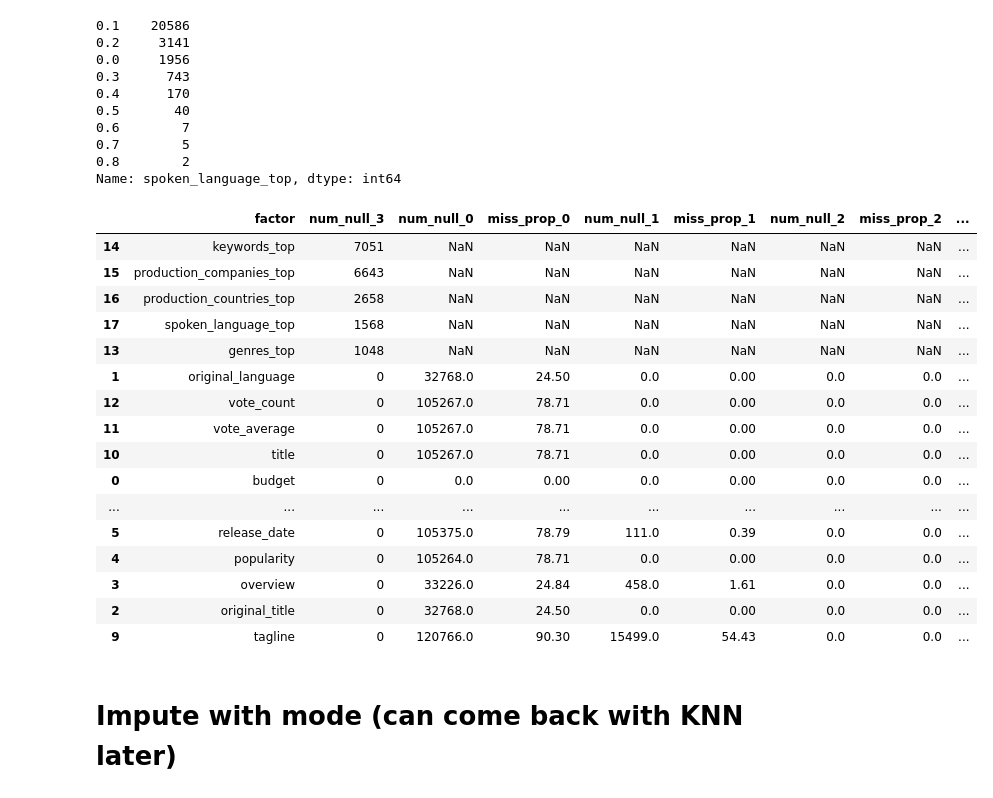
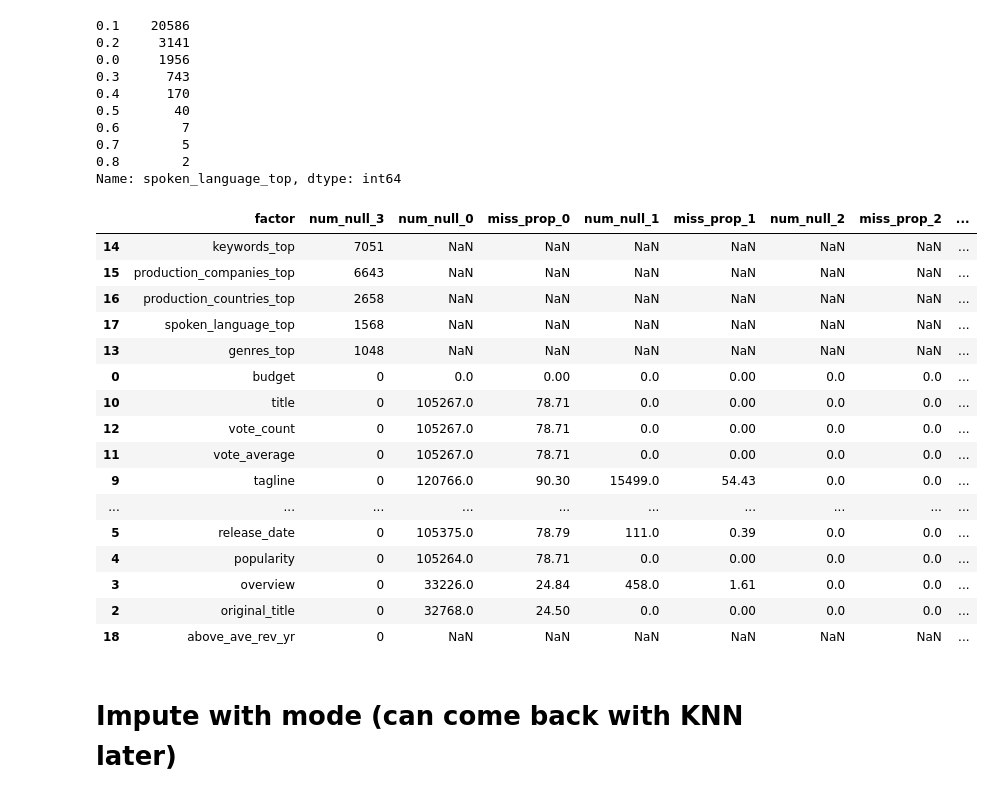
Before and after one commit to ChristopherDaigle/movie_ds_model, a Jupyter notebook: movie_data_analysis.ipynb, the cells around one changed output. Cells and saved outputs as stored; diff of their text form; code cells hidden in the pictures.

```diff
--- a/movie_data_analysis.ipynb
+++ b/movie_data_analysis.ipynb
@@ -378,34 +382,53 @@ Name: spoken_language_top, dtype: int64
 # %%
 df_1 = df.drop(['genres','keywords', 'production_companies', 'production_countries', 'spoken_languages'], axis=1).copy()
 df_1.reset_index(inplace = True, drop = True)
+# %%
+# # Find average revenue per year, find if observation's revenue is above average revenue, create indicator variable
+df_1.reset_index(inplace = True, drop = True)
+df_1['year'] = pd.to_datetime(df_1['release_date'], format='%Y-%m-%d').dt.year
+ave_rev = {}
+for year in set(df_1['year']):
+    ave_rev[year] = round(df_1[df_1['year'] == year]['revenue'].mean())
+df_1['above_ave_rev_yr'] = 0
+for i in range(df_1.shape[0]):
+    yr = df_1.loc[i,'year']
+    ave_yr_rev = ave_rev[yr]
+    if df_1.loc[i,'revenue'] >= ave_yr_rev:
+        df_1.loc[i,'above_ave_rev_yr'] = 1
+    else:
+        continue
+df_1['above_ave_rev_yr'] = df_1['above_ave_rev_yr'].astype(int)
+df_1.drop('year', axis=1, inplace=True)
+df_1.reset_index(inplace = True, drop = True)
 # %%
 # Analsis of dataframe after addressing columns with lists of elements:
 trans_null_3 = pd.DataFrame(df_1.isnull().sum()).reset_index()
 trans_null_3.rename(columns={'index': 'factor', 0: 'num_null_3'}, inplace=True)
 null_3 = trans_null_3.join(null_2.set_index('factor'), on='factor')
 df_info['obs_3'] = df_1.shape[0]
 df_info['fac_3'] = df_1.shape[1]
 df_info['null_3'] = null_3
 df_info['null_3']['miss_prop_3'] = round(df_info['null_3']['num_null_3'] / df.shape[0], 4) * 100
+df_1.reset_index(inplace = True, drop = True)
 df_info['null_3'].sort_values('miss_prop_3', ascending=False)
 # %% [output]
 |  | factor | num_null_3 | num_null_0 | miss_prop_0 | num_null_1 | miss_prop_1 | num_null_2 | miss_prop_2 | ... |
 | 14 | keywords_top | 7051 | NaN | NaN | NaN | NaN | NaN | NaN | ... |
 | 15 | production_companies_top | 6643 | NaN | NaN | NaN | NaN | NaN | NaN | ... |
 | 16 | production_countries_top | 2658 | NaN | NaN | NaN | NaN | NaN | NaN | ... |
 | 17 | spoken_language_top | 1568 | NaN | NaN | NaN | NaN | NaN | NaN | ... |
 | 13 | genres_top | 1048 | NaN | NaN | NaN | NaN | NaN | NaN | ... |
-| 1 | original_language | 0 | 32768.0 | 24.50 | 0.0 | 0.00 | 0.0 | 0.0 | ... |
+| 0 | budget | 0 | 0.0 | 0.00 | 0.0 | 0.00 | 0.0 | 0.0 | ... |
+| 10 | title | 0 | 105267.0 | 78.71 | 0.0 | 0.00 | 0.0 | 0.0 | ... |
 | 12 | vote_count | 0 | 105267.0 | 78.71 | 0.0 | 0.00 | 0.0 | 0.0 | ... |
 | 11 | vote_average | 0 | 105267.0 | 78.71 | 0.0 | 0.00 | 0.0 | 0.0 | ... |
-| 10 | title | 0 | 105267.0 | 78.71 | 0.0 | 0.00 | 0.0 | 0.0 | ... |
-| 0 | budget | 0 | 0.0 | 0.00 | 0.0 | 0.00 | 0.0 | 0.0 | ... |
+| 9 | tagline | 0 | 120766.0 | 90.30 | 15499.0 | 54.43 | 0.0 | 0.0 | ... |
 | ... | ... | ... | ... | ... | ... | ... | ... | ... | ... |
 | 5 | release_date | 0 | 105375.0 | 78.79 | 111.0 | 0.39 | 0.0 | 0.0 | ... |
 | 4 | popularity | 0 | 105264.0 | 78.71 | 0.0 | 0.00 | 0.0 | 0.0 | ... |
 | 3 | overview | 0 | 33226.0 | 24.84 | 458.0 | 1.61 | 0.0 | 0.0 | ... |
 | 2 | original_title | 0 | 32768.0 | 24.50 | 0.0 | 0.00 | 0.0 | 0.0 | ... |
-| 9 | tagline | 0 | 120766.0 | 90.30 | 15499.0 | 54.43 | 0.0 | 0.0 | ... |
+| 18 | above_ave_rev_yr | 0 | NaN | NaN | NaN | NaN | NaN | NaN | ... |
 # %% [markdown]
 # Impute with mode (can come back with KNN later)
 # %%
```
Also changed, not shown: parts of 7 cells of this notebook.
